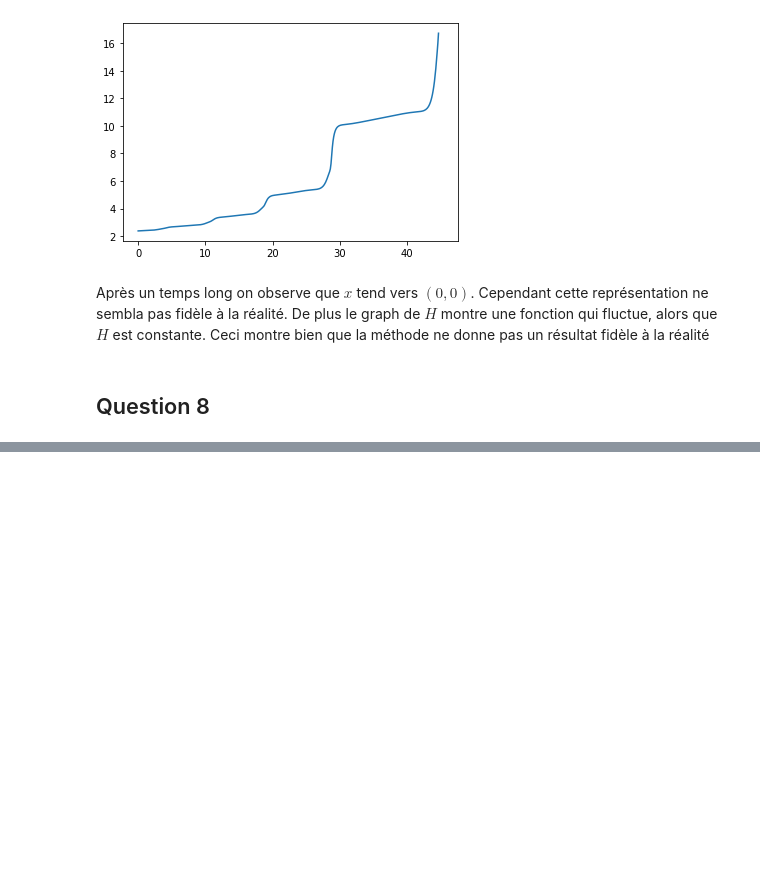
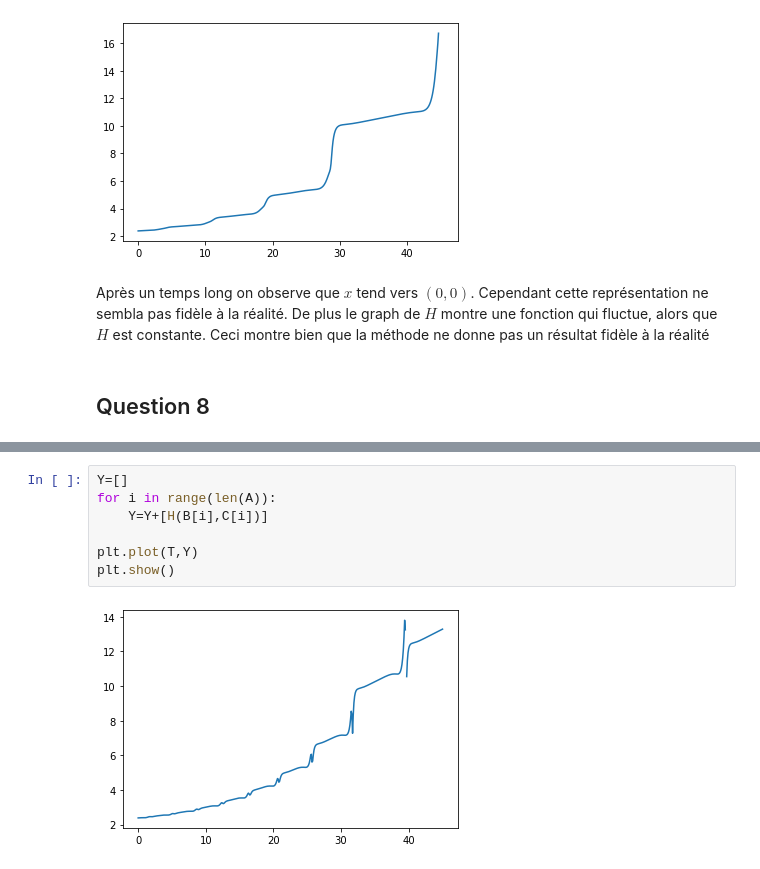
Before and after one commit to Loris0/projetnumerique2, a Jupyter notebook: Projet_num_2.ipynb, the cells around one changed output, grey strips where cells are left out. Drawn from its saved outputs; the diff is of its cells as text; blank space fills up the shorter version.

```diff
--- a/Projet_num_2.ipynb
+++ b/Projet_num_2.ipynb
@@ -208,0 +267,9 @@ Après un temps long on observe que $x$ tend vers $(0,0)$. Cependant cette repr
+# %%
+Y=[]
+for i in range(len(A)):
+    Y=Y+[H(B[i],C[i])]
+
+plt.plot(T,Y)
+plt.show()
+# %% [output]
+[figure, added]
```
Also changed, not shown: parts of 3 cells of this notebook.
